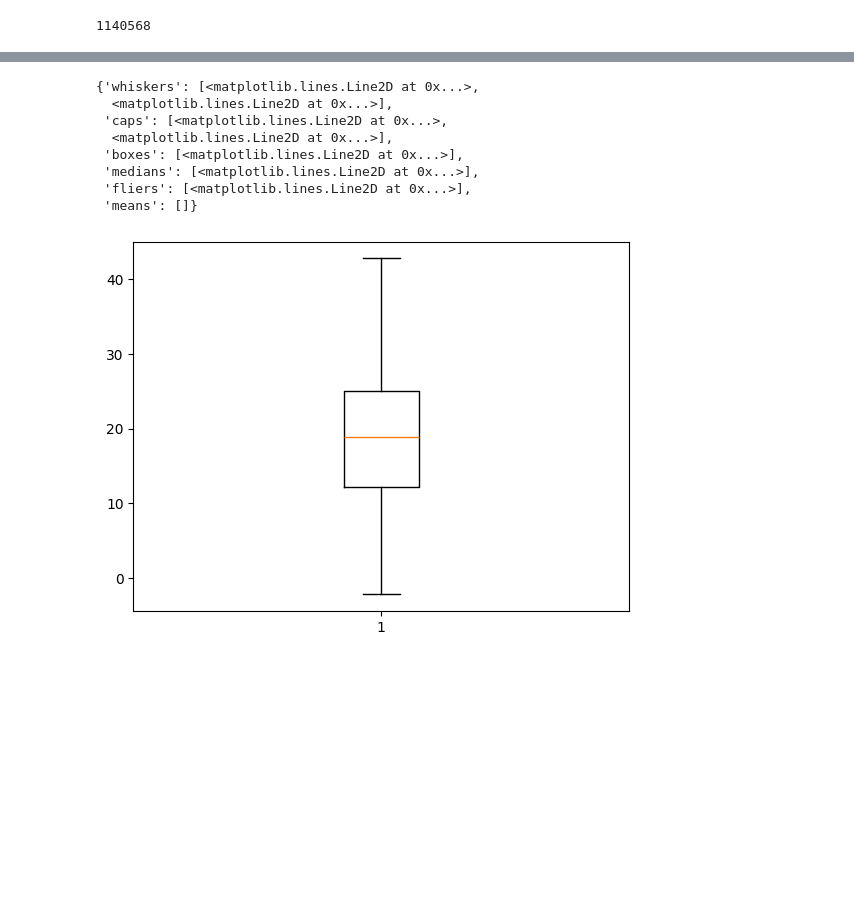
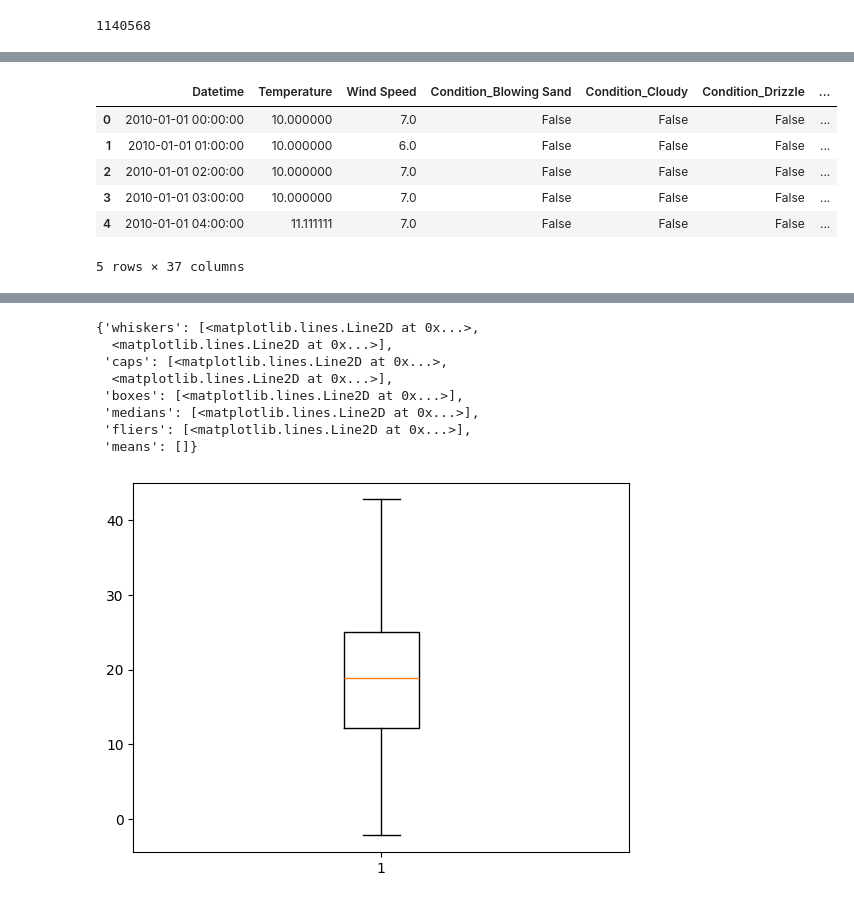
Before and after one commit to Basel-Aldwairi/Temperature_TSA, a Jupyter notebook: notebook/preprocessing.ipynb, the cells around one changed output, grey strips where cells are left out. Drawn from its saved outputs; the diff is of its cells as text; code cells hidden in the pictures; blank space fills up the shorter version.

```diff
--- a/notebook/preprocessing.ipynb
+++ b/notebook/preprocessing.ipynb
@@ -142,3 +206,13 @@ df2.head()
+# %%
+df2.head()
+# %% [output]
+|  | Datetime | Temperature | Wind Speed | Condition_Blowing Sand | Condition_Cloudy | Condition_Drizzle | ... |
+| 0 | 2010-01-01 00:00:00 | 10.000000 | 7.0 | False | False | False | ... |
+| 1 | 2010-01-01 01:00:00 | 10.000000 | 6.0 | False | False | False | ... |
+| 2 | 2010-01-01 02:00:00 | 10.000000 | 7.0 | False | False | False | ... |
+| 3 | 2010-01-01 03:00:00 | 10.000000 | 7.0 | False | False | False | ... |
+| 4 | 2010-01-01 04:00:00 | 11.111111 | 7.0 | False | False | False | ... |
+5 rows × 37 columns
 # %%
 df2.loc[1120]
 # %% [output]
```
Also changed, not shown: parts of 22 cells of this notebook, 2 other files.
